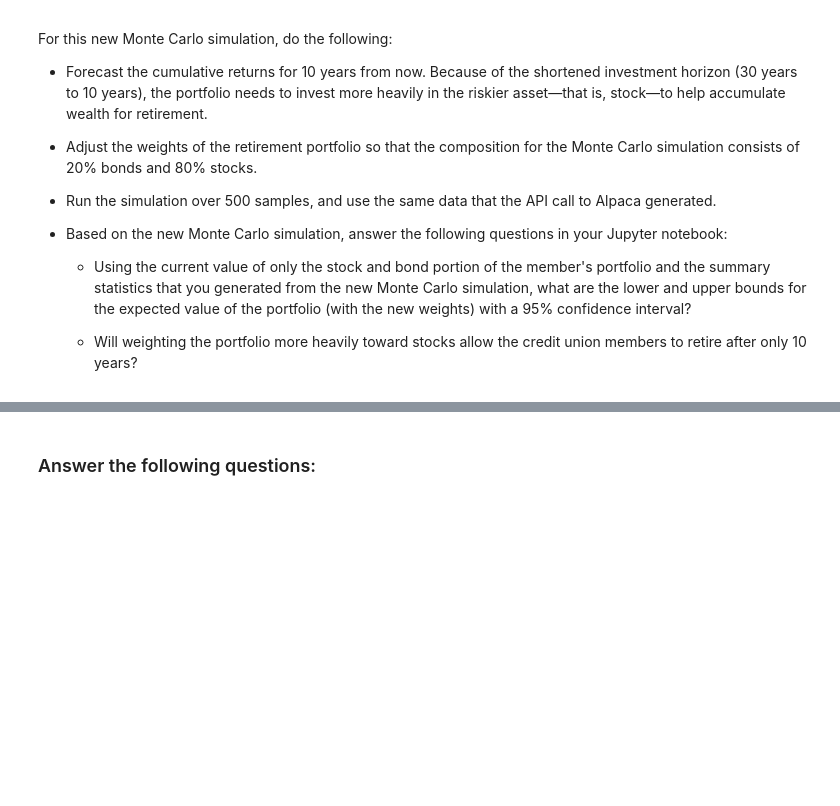
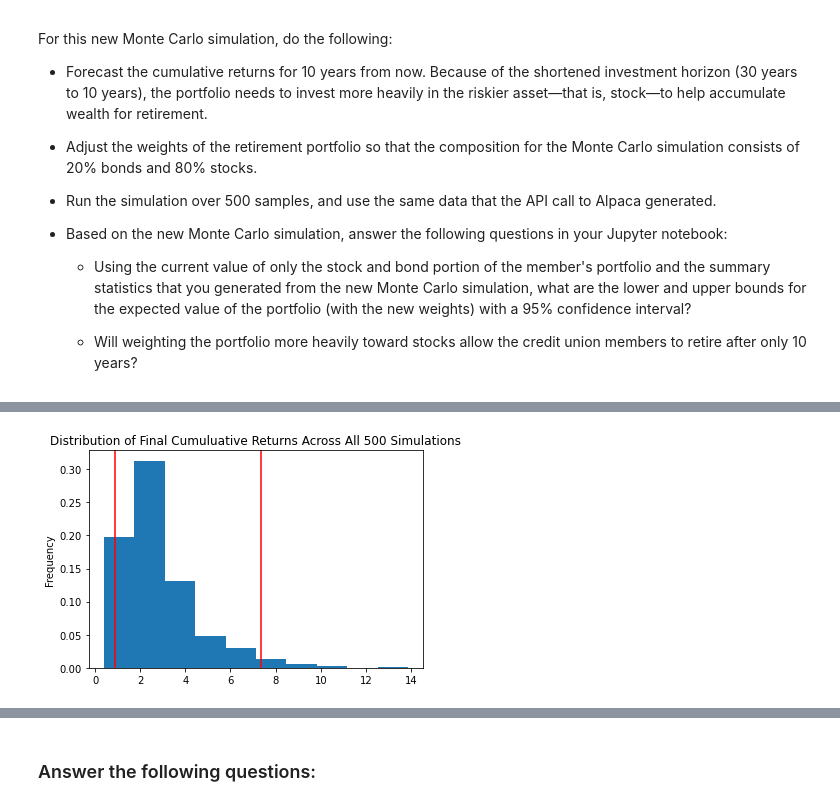
Before and after one commit to mingluuu/FinTechBootcamp_Assignments_5, a Jupyter notebook: financial_planning_tools.ipynb, the cells around one changed output, grey strips where cells are left out. Cells and saved outputs as stored; diff of their text form; code cells hidden in the pictures; blank space fills up the shorter version.

```diff
--- a/financial_planning_tools.ipynb
+++ b/financial_planning_tools.ipynb
@@ -511,7 +640,9 @@ For this new Monte Carlo simulation, do the following:
 # %%
 # Visualize the probability distribution of the 10-year Monte Carlo simulation
 # by plotting a histogram
-# YOUR CODE HERE
+MC_10yrs_sim_dist_plot = MC_10yrs.plot_distribution()
+# %% [output]
+[figure, added]
 # %%
 # Generate summary statistics from the 10-year Monte Carlo simulation results
 # Save the results as a variable
```
Also changed, not shown: parts of 28 cells of this notebook.
